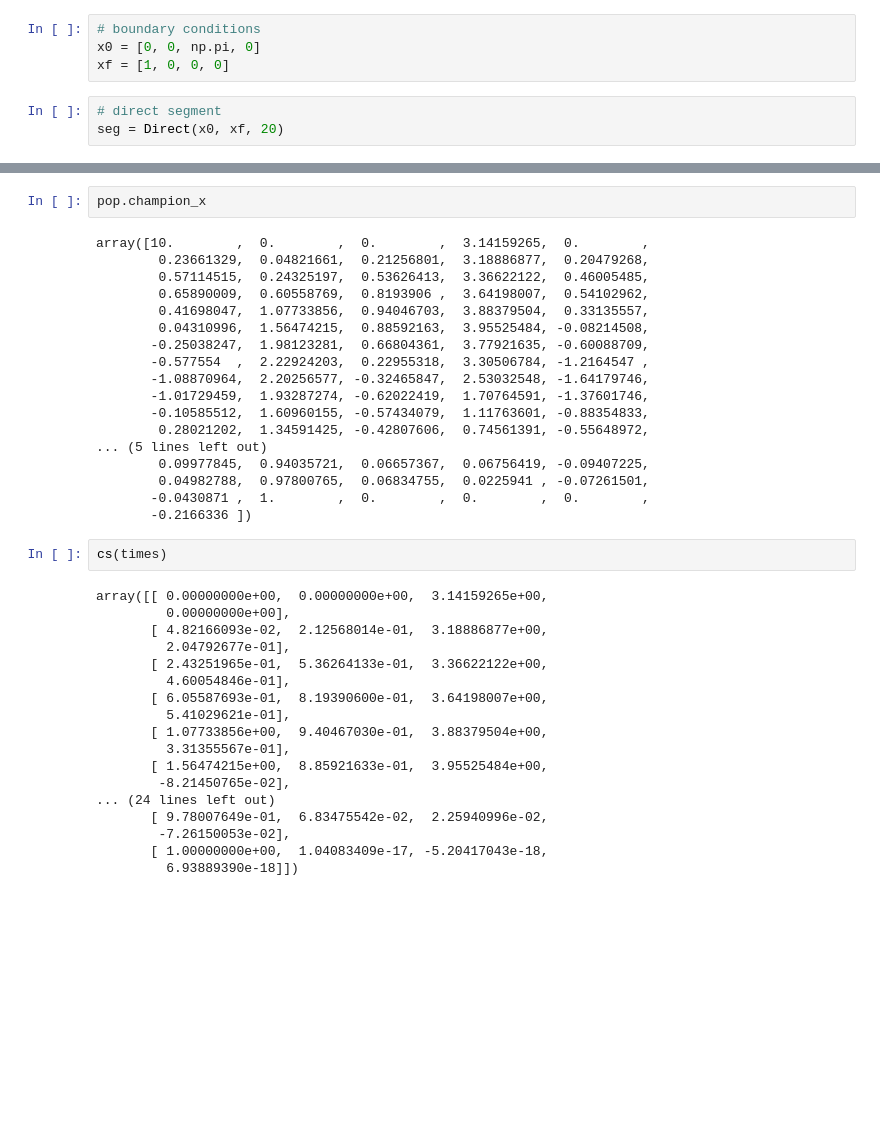
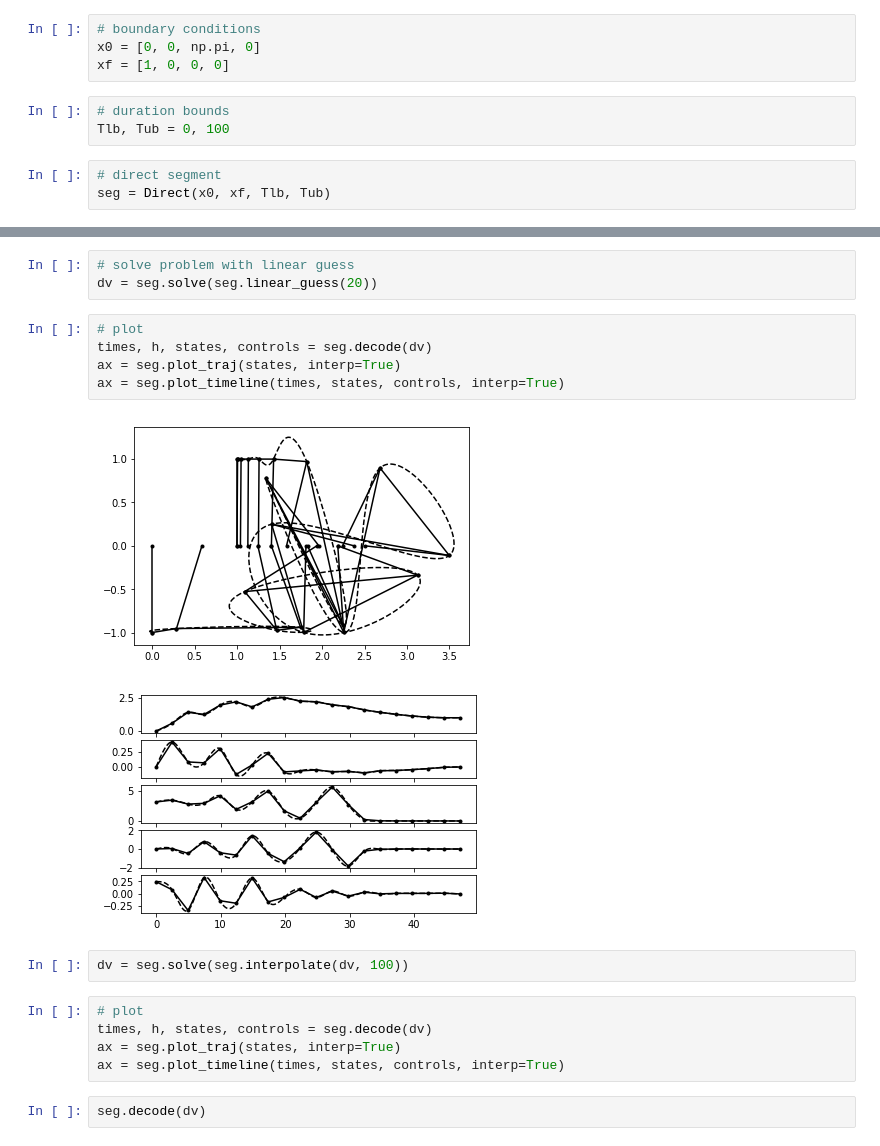
Before and after one commit to cisprague/icra2019, a Jupyter notebook: notebooks/direct.ipynb, the cells around one changed output, grey strips where cells are left out. Drawn from its saved outputs; the diff is of its cells as text; blank space fills up the shorter version.

```diff
--- a/notebooks/direct.ipynb
+++ b/notebooks/direct.ipynb
@@ -8,6 +10,9 @@ from scipy.interpolate import CubicSpline
 # boundary conditions
 x0 = [0, 0, np.pi, 0]
 xf = [1, 0, 0, 0]
+# %%
+# duration bounds
+Tlb, Tub = 0, 100
 # %%
 # direct segment
-seg = Direct(x0, xf, 20)
+seg = Direct(x0, xf, Tlb, Tub)
@@ -77,40 +19,20 @@ plt.show()
-# %%
-pop.champion_x
-# %% [output]
-array([10.        ,  0.        ,  0.        ,  3.14159265,  0.        ,
-        0.23661329,  0.04821661,  0.21256801,  3.18886877,  0.20479268,
-        0.57114515,  0.24325197,  0.53626413,  3.36622122,  0.46005485,
-        0.65890009,  0.60558769,  0.8193906 ,  3.64198007,  0.54102962,
-        0.41698047,  1.07733856,  0.94046703,  3.88379504,  0.33135557,
-        0.04310996,  1.56474215,  0.88592163,  3.95525484, -0.08214508,
-       -0.25038247,  1.98123281,  0.66804361,  3.77921635, -0.60088709,
-       -0.577554  ,  2.22924203,  0.22955318,  3.30506784, -1.2164547 ,
-       -1.08870964,  2.20256577, -0.32465847,  2.53032548, -1.64179746,
-       -1.01729459,  1.93287274, -0.62022419,  1.70764591, -1.37601746,
-       -0.10585512,  1.60960155, -0.57434079,  1.11763601, -0.88354833,
-        0.28021202,  1.34591425, -0.42807606,  0.74561391, -0.55648972,
-... (5 lines left out)
-        0.09977845,  0.94035721,  0.06657367,  0.06756419, -0.09407225,
-        0.04982788,  0.97800765,  0.06834755,  0.0225941 , -0.07261501,
-       -0.0430871 ,  1.        ,  0.        ,  0.        ,  0.        ,
-       -0.2166336 ])
-# %%
-cs(times)
-# %% [output]
-array([[ 0.00000000e+00,  0.00000000e+00,  3.14159265e+00,
-         0.00000000e+00],
-       [ 4.82166093e-02,  2.12568014e-01,  3.18886877e+00,
-         2.04792677e-01],
-       [ 2.43251965e-01,  5.36264133e-01,  3.36622122e+00,
-         4.60054846e-01],
-       [ 6.05587693e-01,  8.19390600e-01,  3.64198007e+00,
-         5.41029621e-01],
-       [ 1.07733856e+00,  9.40467030e-01,  3.88379504e+00,
-         3.31355567e-01],
-       [ 1.56474215e+00,  8.85921633e-01,  3.95525484e+00,
-        -8.21450765e-02],
-... (24 lines left out)
-       [ 9.78007649e-01,  6.83475542e-02,  2.25940996e-02,
-        -7.26150053e-02],
-       [ 1.00000000e+00,  1.04083409e-17, -5.20417043e-18,
-         6.93889390e-18]])
+# %%
+# solve problem with linear guess
+dv = seg.solve(seg.linear_guess(20))
+# %%
+# plot
+times, h, states, controls = seg.decode(dv)
+ax = seg.plot_traj(states, interp=True)
+ax = seg.plot_timeline(times, states, controls, interp=True)
+# %% [output]
+[figure, added]
+[figure, added]
+# %%
+dv = seg.solve(seg.interpolate(dv, 100))
+# %%
+# plot
+times, h, states, controls = seg.decode(dv)
+ax = seg.plot_traj(states, interp=True)
+ax = seg.plot_timeline(times, states, controls, interp=True)
+# %%
+seg.decode(dv)
```
Also changed, not shown: parts of 9 cells of this notebook, 6 other files.
